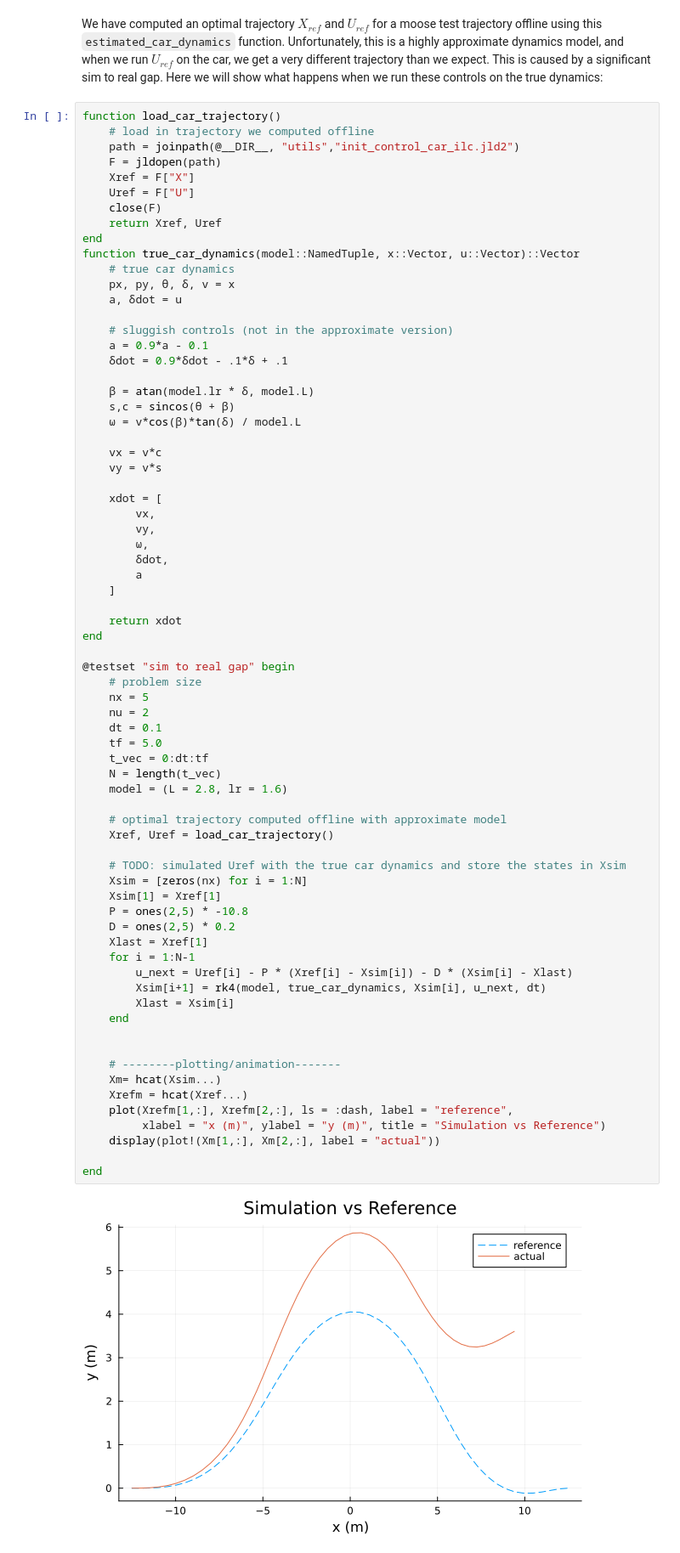
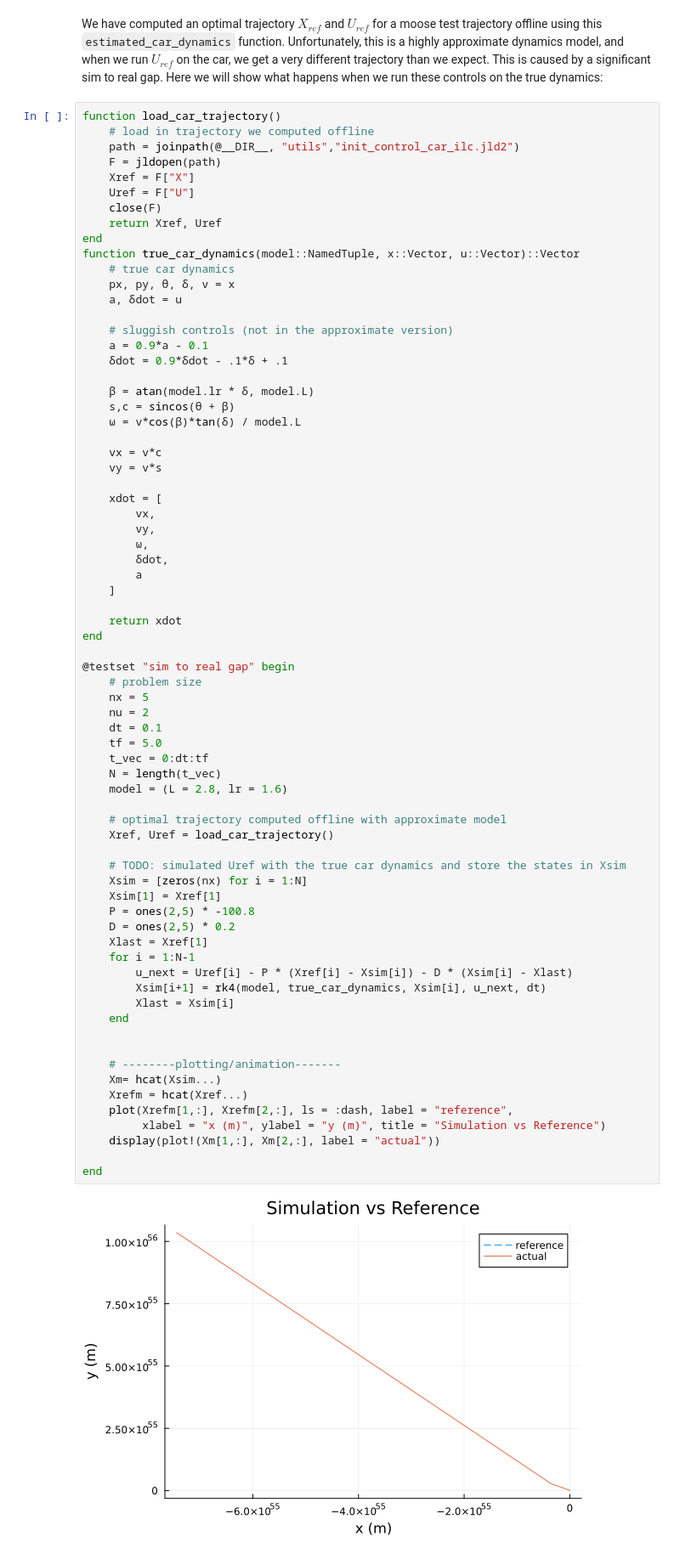
Before and after one commit to SaralTayal123/Optimal-PID-Controller, a Jupyter notebook: OptimizationProj.ipynb, the cells around one changed output. Shown at 85% size. Saved outputs shown, nothing was run; the diff lists cells and outputs as text.

```diff
--- a/OptimizationProj.ipynb
+++ b/OptimizationProj.ipynb
@@ -122,32 +122,32 @@ end
     dt = 0.1
     tf = 5.0
     t_vec = 0:dt:tf
     N = length(t_vec)
     model = (L = 2.8, lr = 1.6)
 
     # optimal trajectory computed offline with approximate model
     Xref, Uref = load_car_trajectory()
 
     # TODO: simulated Uref with the true car dynamics and store the states in Xsim
     Xsim = [zeros(nx) for i = 1:N]
     Xsim[1] = Xref[1]
-    P = ones(2,5) * -10.8
+    P = ones(2,5) * -100.8
     D = ones(2,5) * 0.2
     Xlast = Xref[1]
     for i = 1:N-1
         u_next = Uref[i] - P * (Xref[i] - Xsim[i]) - D * (Xsim[i] - Xlast)
         Xsim[i+1] = rk4(model, true_car_dynamics, Xsim[i], u_next, dt)
         Xlast = Xsim[i]
     end
 
 
     # --------plotting/animation-------
     Xm= hcat(Xsim...)
     Xrefm = hcat(Xref...)
     plot(Xrefm[1,:], Xrefm[2,:], ls = :dash, label = "reference",
          xlabel = "x (m)", ylabel = "y (m)", title = "Simulation vs Reference")
     display(plot!(Xm[1,:], Xm[2,:], label = "actual"))
 
 end
 # %% [output]
-[figure, old version]
+[figure, new version]
```
Also changed, not shown: parts of 5 cells of this notebook.
